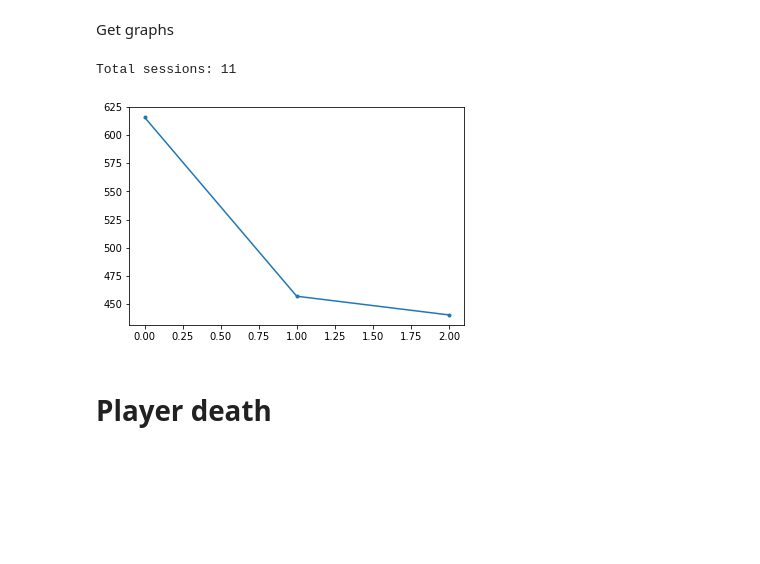
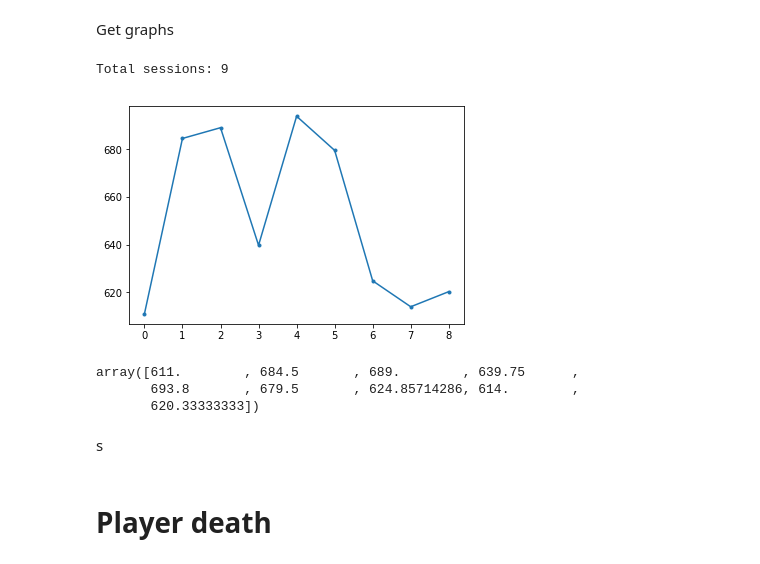
Before and after one commit to ChilledCitizen/reCoach, a Jupyter notebook: game_coach.ipynb, the cells around one changed output. Saved outputs shown, nothing was run; the diff lists cells and outputs as text; code cells hidden in the pictures; blank space fills up the shorter version.

```diff
--- a/game_coach.ipynb
+++ b/game_coach.ipynb
@@ -81,5 +99,6 @@ def get_graphs(player_name, step):
         average_session_duration[i] = (np.average(one_player_session["session_duration_seconds"].iloc[:(i+1)*step]))
 
     plt.plot(average_session_duration, marker='.')
+    return average_session_duration
 # %%
 filenames = [
@@ -193,10 +212,18 @@ In last sessions you was killed by following weapons: [-1, -1, -1, -1, -1, -1, '
 # %% [markdown]
 Get graphs
-# %%
-get_graphs(player_name, step=3)
-# %% [output]
-Total sessions: 11
-[figure, removed]
+# %%
+session_duration = get_graphs(player_name, step=1)
+# %% [output]
+Total sessions: 9
+[figure, added]
+# %%
+session_duration
+# %% [output]
+array([611.        , 684.5       , 689.        , 639.75      ,
+       693.8       , 679.5       , 624.85714286, 614.        ,
+       620.33333333])
+# %% [markdown]
+s
 # %% [markdown]
 # Player death
 # %% [markdown]
```
Also changed, not shown: parts of 18 cells of this notebook, 1 other file.
